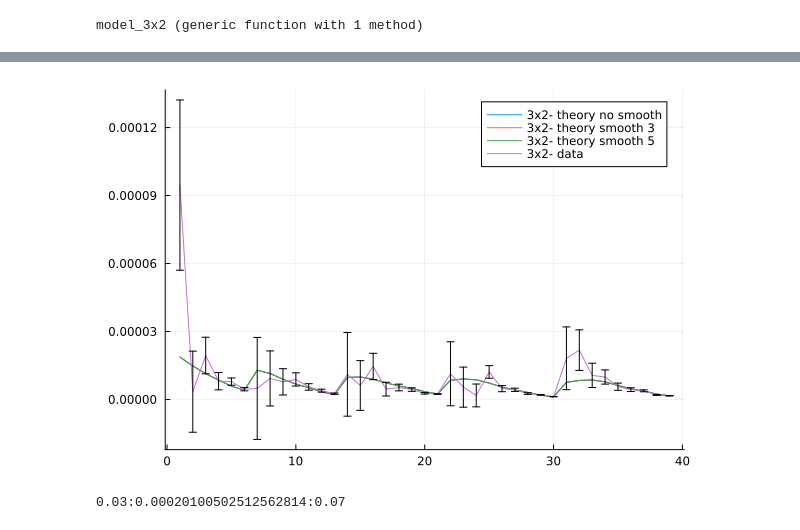
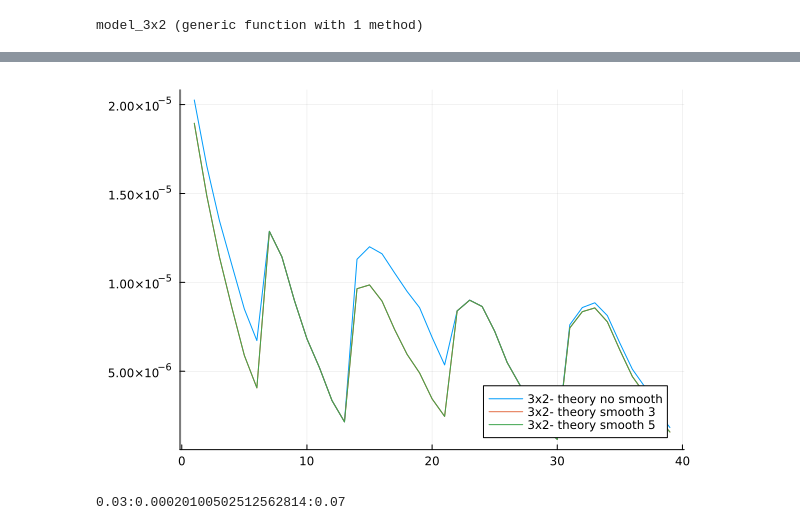
Before and after one commit to JaimeRZP/3x2_analytical, a Jupyter notebook: make_data.ipynb, the cells around one changed output, grey strips where cells are left out. Cells and saved outputs as stored; diff of their text form; code cells hidden in the pictures.

```diff
--- a/make_data.ipynb
+++ b/make_data.ipynb
@@ -278,7 +384,7 @@ end
 function model_gcgc(;Ωm=0.27347, σ8=0.779007, Ωb=0.04217, h=0.71899, ns=0.99651,
      meta=meta_gcgc,
      files=files_gcgc,
-     smooth_gc=3,
+     smooth_gc=0,
      data=nothing)
     nuisances = Dict(
         "lens_0_b"    => 0.879118,
@@ -295,7 +401,7 @@ function model_gcgc(;Ωm=0.27347, σ8=0.779007, Ωb=0.04217, h=0.71899, ns=0.996
     cosmology = Cosmology(Ωm=Ωm, Ωb=Ωb, h=h, ns=ns, σ8=σ8,
         tk_mode=:EisHu,
         pk_mode=:Halofit,
-        nk=3000)
+        nk=1000)
 
     theory = Theory(cosmology, meta, files;
     Nuisances=nuisances,
@@ -312,7 +418,7 @@ end
 function model_3x2(;Ωm=0.27347, σ8=0.779007, Ωb=0.04217, h=0.71899, ns=0.99651,
     meta=meta_3x2,
     files=files_3x2,
-    smooth_gc=3,
+    smooth_gc=0,
     data=nothing)
     nuisances = Dict(
         "lens_0_b"    => 0.879118,
@@ -329,7 +435,7 @@ function model_3x2(;Ωm=0.27347, σ8=0.779007, Ωb=0.04217, h=0.71899, ns=0.9965
     cosmology = Cosmology(Ωm=Ωm, Ωb=Ωb, h=h, ns=ns, σ8=σ8,
         tk_mode=:EisHu,
         pk_mode=:Halofit,
-        nk=3000)
+        nk=1000)
 
     theory = Theory(cosmology, meta, files;
         Nuisances=nuisances,
@@ -346,11 +452,11 @@ end
 model_3x2 (generic function with 1 method)
 # %%
 t_wlwl, Xi2_wlwl = model_wlwl()
-t_3x2, Xi2_3x2 = model_3x2()
-t_gcgc, Xi2_gcgc = model_gcgc(smooth_gc=3)
+t_3x2, Xi2_3x2 = model_3x2(smooth_gc=0)
+t_gcgc, Xi2_gcgc = model_gcgc(smooth_gc=0)
 t_gcgc2, _ = model_gcgc(smooth_gc=3)
 t_gcgc3, _ = model_gcgc(smooth_gc=5)
-println("Xi2_wlwl = ", Xi2_wlwl/length(meta_wlwl.data))
-println("Xi2_gcgc = ", Xi2_gcgc/length(meta_gcgc.data))
-println("Xi2_3x2 = ", Xi2_3x2/length(meta_3x2.data))
+println("Xi2_wlwl = ", Xi2_wlwl/length(meta_wlwl.data), " ", Xi2_wlwl)
+println("Xi2_gcgc = ", Xi2_gcgc/length(meta_gcgc.data), " ", Xi2_gcgc)
+println("Xi2_3x2 = ", Xi2_3x2/length(meta_3x2.data), " ", Xi2_3x2)
 # %% [output]
@@ -360,10 +533,10 @@ Xi2_3x2 = 0.979422694472664
 # %%
-plot(t_gcgc, label="3x2- theory no smooth")
+plot(t_gcgc, label="3x2- theory no smooth", legend=:bottomright)
 plot!(t_gcgc2, label="3x2- theory smooth 3")
 plot!(t_gcgc3, label="3x2- theory smooth 5")
-plot!(meta_gcgc.data, yerr=sqrt.(diag(meta_gcgc.cov)), label="3x2- data")
+#plot!(meta_gcgc.data, yerr=sqrt.(diag(meta_gcgc.cov)), label="3x2- data")
 # %% [output]
-[figure, old version]
+[figure, new version]
 # %%
 npzwrite("data/CosmoDC2/theories.npz",
     t_wlwl=t_wlwl,
```
Also changed, not shown: parts of 10 cells of this notebook, 2 other files.
